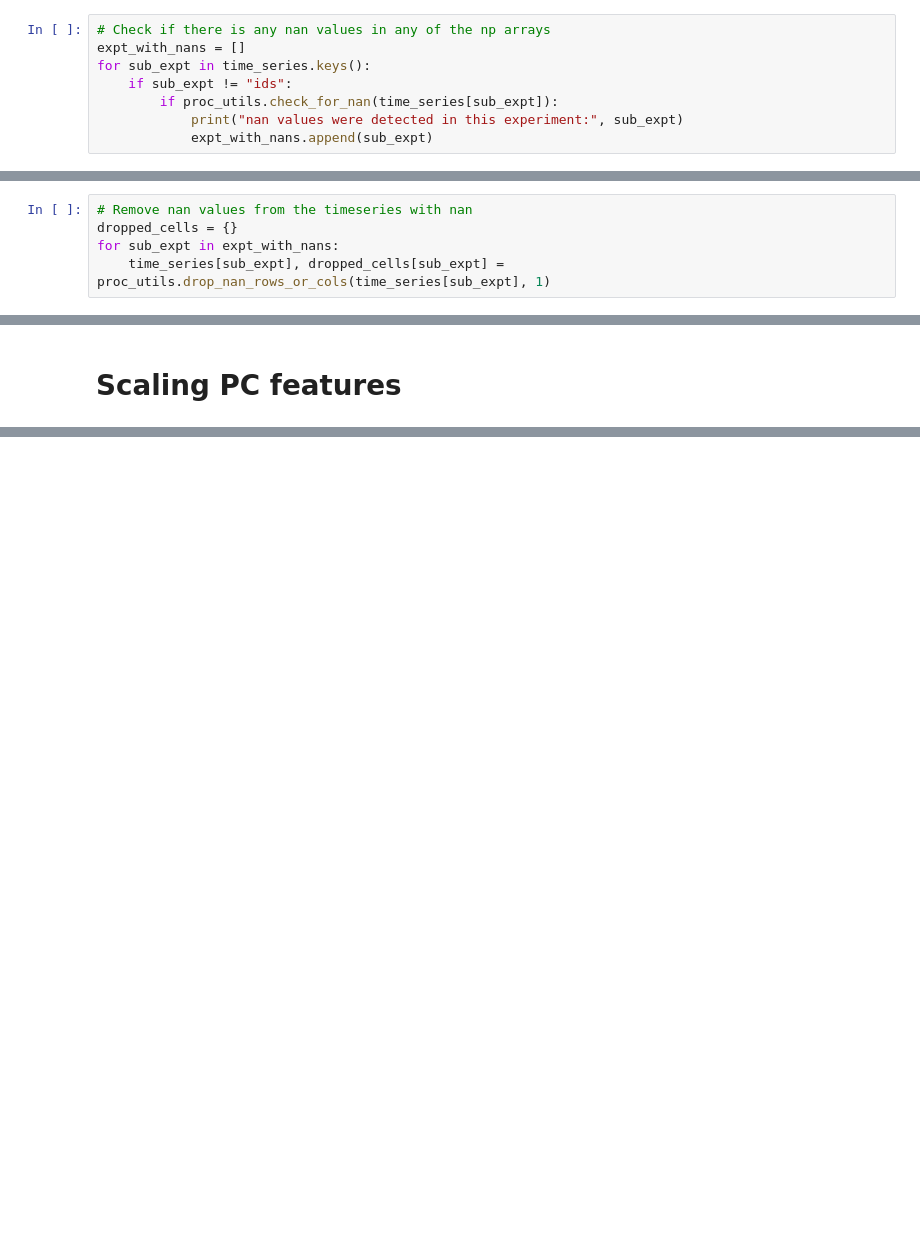
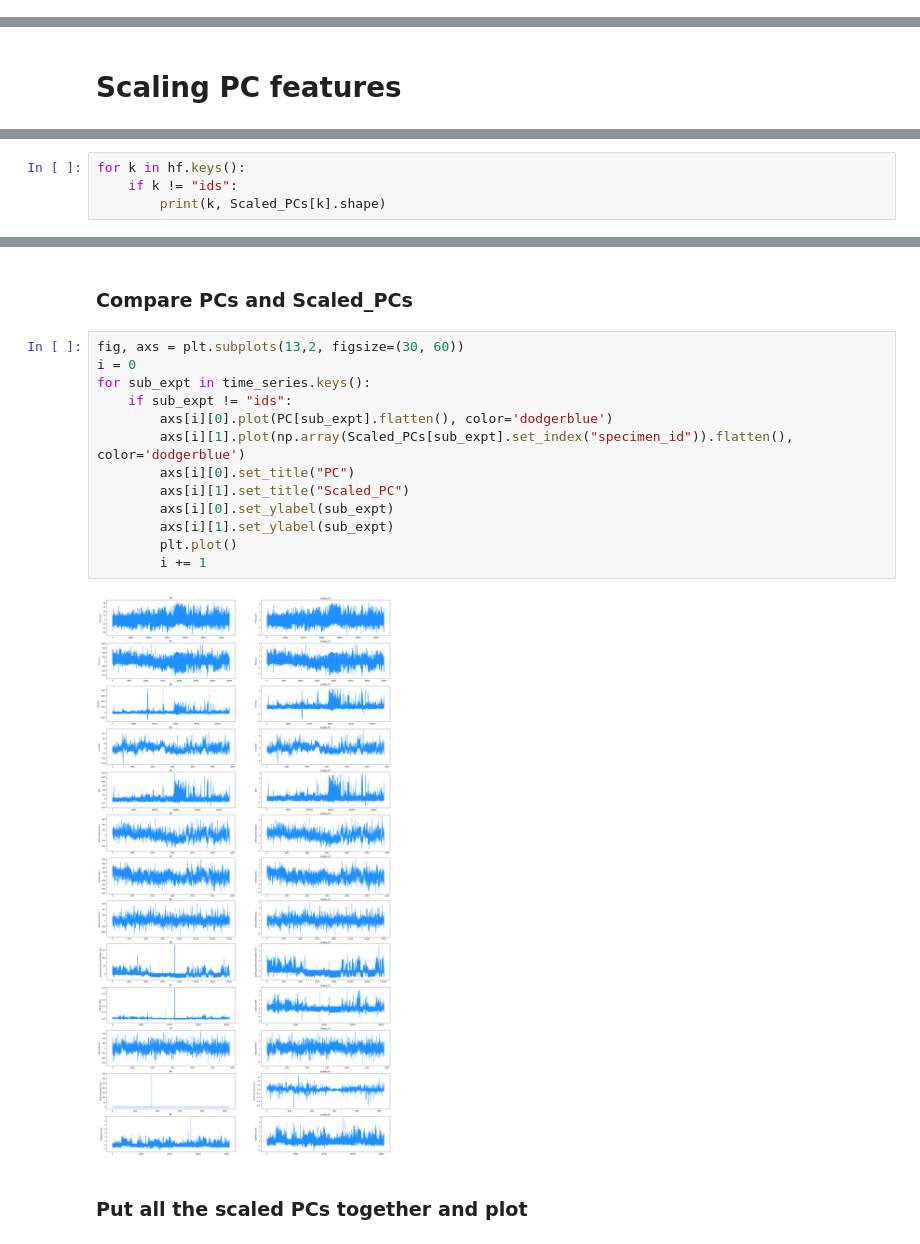
Before and after one commit to AllenInstitute/cplAE_MET, a Jupyter notebook: cplAE_MET/notebooks/data_proc_E.ipynb, the cells around one changed output, grey strips where cells are left out. Cells and saved outputs as stored; diff of their text form; blank space fills up the shorter version.

```diff
--- a/cplAE_MET/notebooks/data_proc_E.ipynb
+++ b/cplAE_MET/notebooks/data_proc_E.ipynb
@@ -87,8 +117,0 @@ We would like to apply PCA on the time series. Only in one of the experiments (`
-# %%
-# Check if there is any nan values in any of the np arrays
-expt_with_nans = []
-for sub_expt in time_series.keys():
-    if sub_expt != "ids":
-        if proc_utils.check_for_nan(time_series[sub_expt]):
-            print("nan values were detected in this experiment:", sub_expt)
-            expt_with_nans.append(sub_expt)
@@ -97,8 +118,3 @@ nan values were detected in this experiment: subthresh_depol_norm
-# %%
-# Remove nan values from the timeseries with nan
-dropped_cells = {}
-for sub_expt in expt_with_nans:
-    time_series[sub_expt], dropped_cells[sub_expt] = proc_utils.drop_nan_rows_or_cols(time_series[sub_expt], 1)
 # %% [markdown]
 We compute number of components that can explain more than 97% of the variance in the data:
 # %%
@@ -349,0 +191,4 @@ plt.show()
+# %%
+for k in hf.keys():
+    if k != "ids":
+        print(k, Scaled_PCs[k].shape)
@@ -349,0 +229,19 @@ plt.show()
+# %% [markdown]
+### Compare PCs and Scaled_PCs
+# %%
+fig, axs = plt.subplots(13,2, figsize=(30, 60))
+i = 0
+for sub_expt in time_series.keys():
+    if sub_expt != "ids":
+        axs[i][0].plot(PC[sub_expt].flatten(), color='dodgerblue')
+        axs[i][1].plot(np.array(Scaled_PCs[sub_expt].set_index("specimen_id")).flatten(), color='dodgerblue')
+        axs[i][0].set_title("PC")
+        axs[i][1].set_title("Scaled_PC")
+        axs[i][0].set_ylabel(sub_expt)
+        axs[i][1].set_ylabel(sub_expt)
+        plt.plot()
+        i += 1
+# %% [output]
+[figure, added]
+# %% [markdown]
+### Put all the scaled PCs together and plot
```
Also changed, not shown: parts of 62 cells of this notebook.
